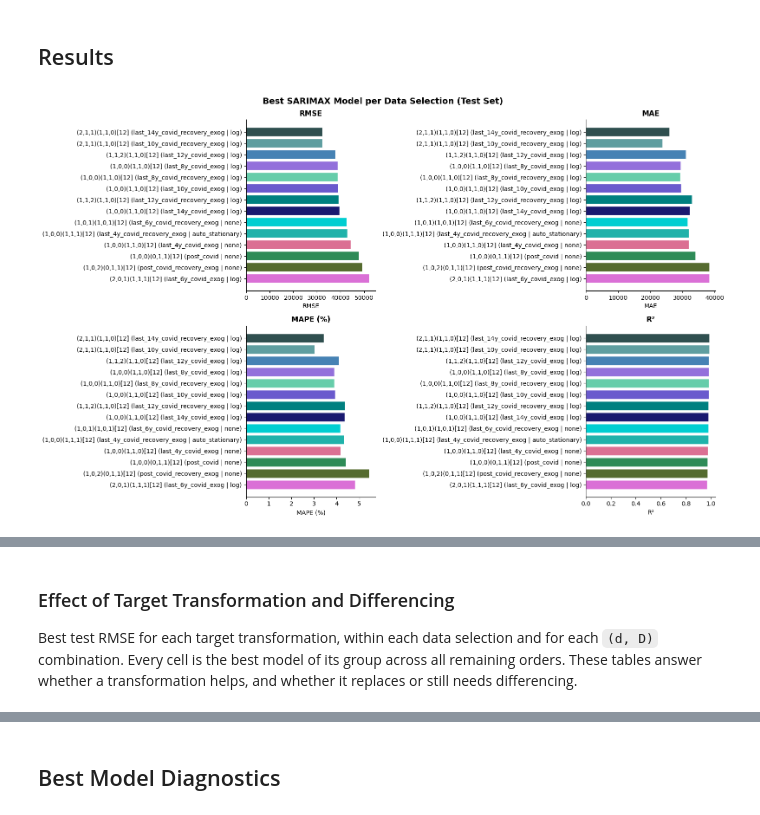
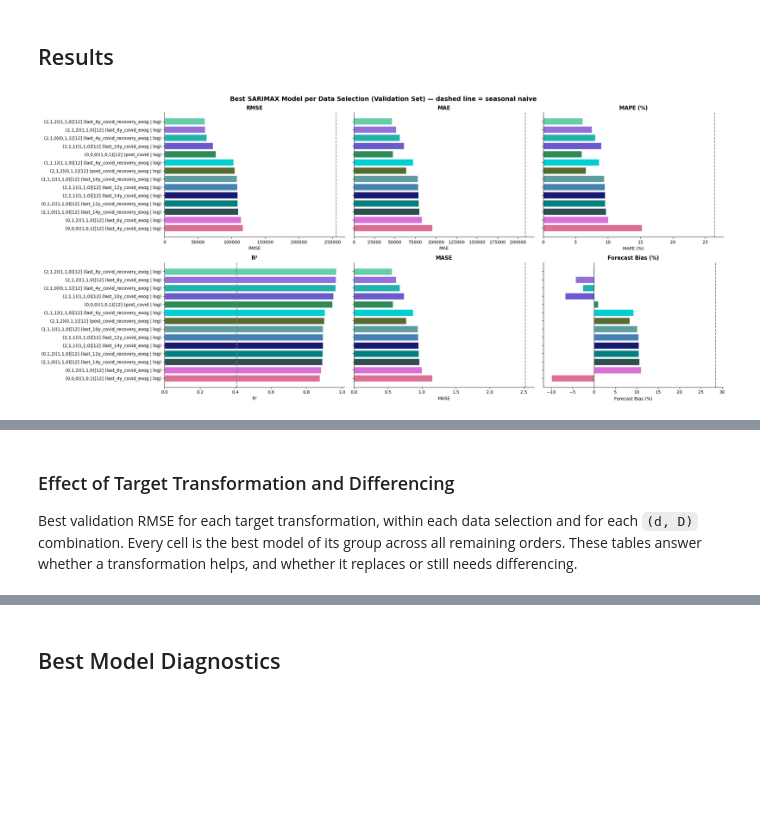
Before and after one commit to Gbrlmoraes/brazil_tourism_forecasting_benchmark, a Jupyter notebook: notebooks/5_arima_model_testing.ipynb, the cells around one changed output, grey strips where cells are left out. Cells and saved outputs as stored; diff of their text form; code cells hidden in the pictures; blank space fills up the shorter version.

Commit message:
feat: new data and new evaluation metrics

```diff
--- a/notebooks/5_arima_model_testing.ipynb
+++ b/notebooks/5_arima_model_testing.ipynb
@@ -173,10 +174,11 @@ train_monthly['is_covid_recovery'] = (
     & (train_monthly.index <= COVID_RECOVERY_END)
 ).astype(float)
 
-test_df = pd.read_parquet(os.path.join(DATA_FOLDER_PATH, 'test.parquet'))
-test_monthly = test_df.set_index('date')[['arrival_count']].resample('ME').sum()
-test_monthly['is_covid'] = 0.0
-test_monthly['is_covid_recovery'] = 0.0
+val_df = pd.read_parquet(os.path.join(DATA_FOLDER_PATH, 'val.parquet'))
+val_monthly = val_df.set_index('date')[['arrival_count']].resample('ME').sum()
+val_monthly['is_covid'] = 0.0
+val_monthly['is_covid_recovery'] = 0.0
+assert val_monthly.index[0] == train_monthly.index[-1] + pd.offsets.MonthEnd(1)
 
 window_years = [14, 12, 10, 8, 6, 4]
 train_windows = {}
@@ -198,6 +200,6 @@ print(
     f'Post-COVID  : {train_post_covid.index[0].strftime("%b %Y")} → {train_post_covid.index[-1].strftime("%b %Y")} ({len(train_post_covid)} obs)'
 )
 print(
-    f'Test        : {test_monthly.index[0].strftime("%b %Y")} → {test_monthly.index[-1].strftime("%b %Y")} ({len(test_monthly)} obs)'
+    f'Validation  : {val_monthly.index[0].strftime("%b %Y")} → {val_monthly.index[-1].strftime("%b %Y")} ({len(val_monthly)} obs)'
 )
 # %% [output]
@@ -255,26 +333,26 @@ for years in window_years:
     data_selections[f'last_{years}y_covid_exog'] = {
         'raw_series': tw['arrival_count'],
         'exog_train': tw[['is_covid']],
-        'exog_test': test_monthly[['is_covid']],
+        'exog_val': val_monthly[['is_covid']],
     }
     # COVID indicator + recovery indicator (Jan–Jun 2022)
     data_selections[f'last_{years}y_covid_recovery_exog'] = {
         'raw_series': tw['arrival_count'],
         'exog_train': tw[['is_covid', 'is_covid_recovery']],
-        'exog_test': test_monthly[['is_covid', 'is_covid_recovery']],
+        'exog_val': val_monthly[['is_covid', 'is_covid_recovery']],
     }
 
 data_selections['post_covid'] = {
     'raw_series': train_post_covid['arrival_count'],
     'exog_train': None,
-    'exog_test': None,
+    'exog_val': None,
 }
 
 # Post-COVID window with recovery flag to model the Jan–Jun 2022 rebound explicitly
 data_selections['post_covid_recovery_exog'] = {
     'raw_series': train_post_covid['arrival_count'],
     'exog_train': train_post_covid[['is_covid_recovery']],
-    'exog_test': test_monthly[['is_covid_recovery']],
+    'exog_val': val_monthly[['is_covid_recovery']],
 }
 
 
@@ -595,41 +677,46 @@ best_per_selection['label'] = best_per_selection['run_name'].str.replace(
 )
 bar_colors = [palette[ds] for ds in best_per_selection['data_selection'][::-1]]
 
-fig, axes = plt.subplots(2, 2, figsize=(16, 10))
+fig, axes = plt.subplots(2, 3, figsize=(22, 10), sharey=True)
 fig.suptitle(
-    'Best SARIMAX Model per Data Selection (Test Set)',
+    'Best SARIMAX Model per Data Selection (Validation Set) — '
+    'dashed line = seasonal naive',
     fontsize=14,
     fontweight='bold',
 )
 
-for ax, (col, title) in zip(
-    axes.flat, [('rmse', 'RMSE'), ('mae', 'MAE'), ('mape', 'MAPE (%)'), ('r2', 'R²')]
-):
+for ax, col in zip(axes.flat, METRICS):
+    title = METRIC_LABELS[col]
     ax.barh(
         best_per_selection['label'][::-1],
         best_per_selection[col][::-1],
         color=bar_colors,
         edgecolor='white',
     )
+    ax.axvline(
+        float(baselines.loc['seasonal_naive', col]),
+        color='grey',
+        linestyle='--',
+    )
+    if col == 'forecast_bias':
+        ax.axvline(0, color='black', linewidth=0.8)
     ax.set_title(title, fontsize=12, fontweight='bold')
     ax.set_xlabel(title)
     sns.despine(ax=ax)
 
 plt.tight_layout()
 plt.show()
 
 display(
     best_per_selection[
         [
             'data_selection',
             'target_transform',
             'run_name',
-            'rmse',
-            'mae',
-            'mape',
-            'r2',
+            *METRICS,
+            'beats_seasonal_naive',
         ]
     ]
 )
 # %% [output]
-[figure, old version]
+[figure, new version]
@@ -651,7 +738,7 @@ display(
 # %% [markdown]
 ### Effect of Target Transformation and Differencing
 
-Best test RMSE for each target transformation, within each data selection and for each
+Best validation RMSE for each target transformation, within each data selection and for each
 `(d, D)` combination. Every cell is the best model of its group across all remaining
 orders. These tables answer whether a transformation helps, and whether it replaces or
 still needs differencing.
```
Also changed, not shown: parts of 20 cells of this notebook, 1 other file.
